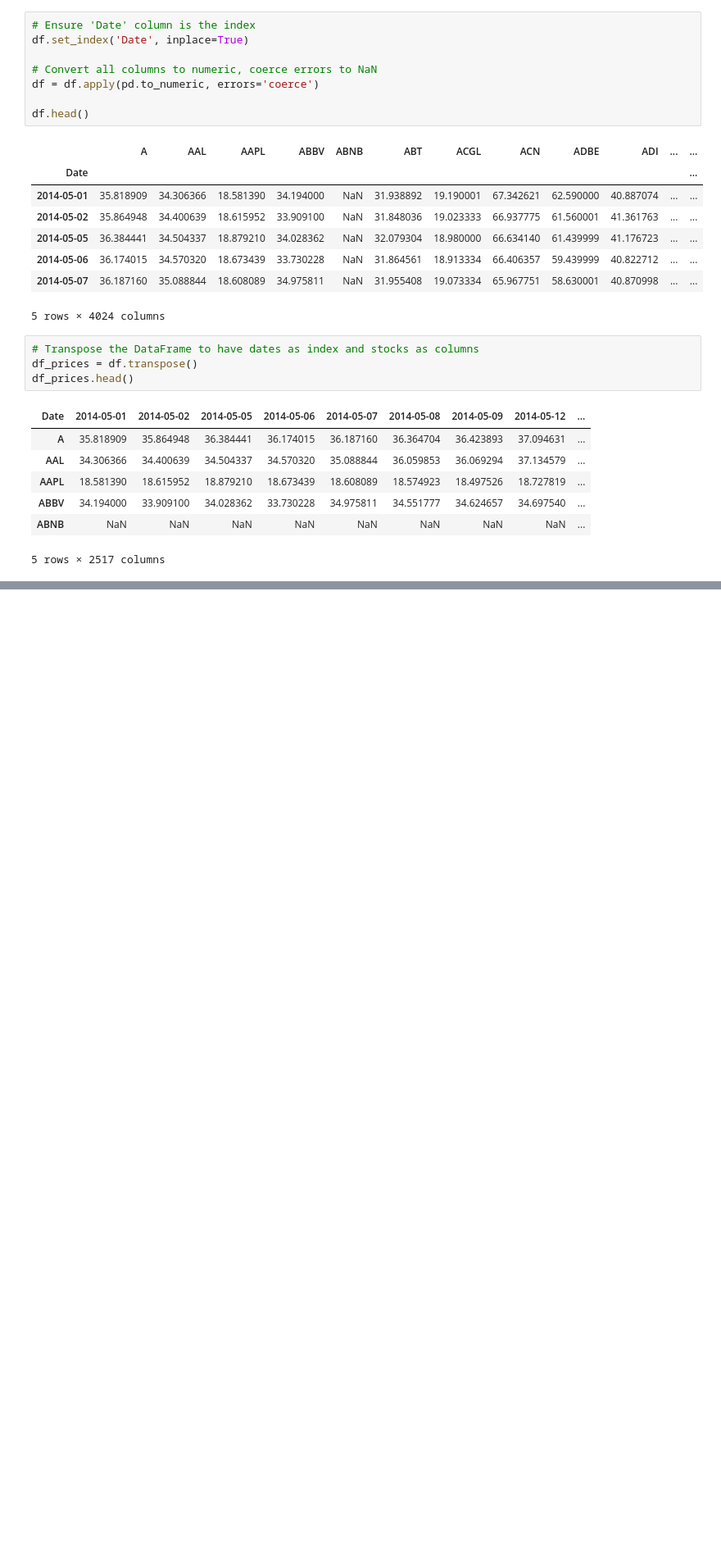
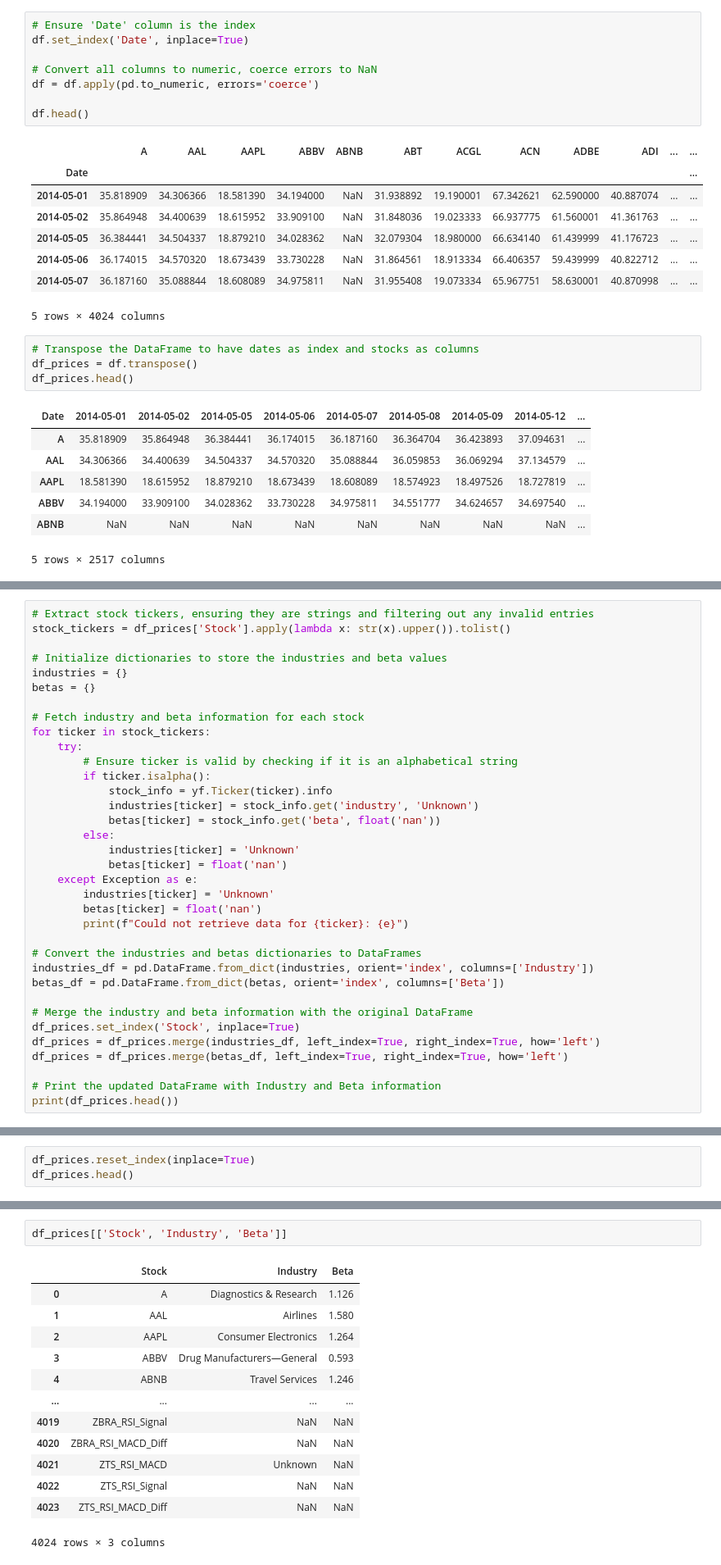
Before and after one commit to rsm-tiy020/Futuristic-Financial-Advisors-Repo, a Jupyter notebook: Analysis-beta-industry.ipynb, the cells around one changed output, grey strips where cells are left out. Shown: that part at 82% size. Saved outputs shown, nothing was run; the diff lists cells and outputs as text; blank space fills up the shorter version.

Commit message:
Added Beta values and saved to  snp_rsi_macd parquet file

```diff
--- a/Analysis-beta-industry.ipynb
+++ b/Analysis-beta-industry.ipynb
@@ -43,0 +81,35 @@ df_prices.head()
+# %%
+# Extract stock tickers, ensuring they are strings and filtering out any invalid entries
+stock_tickers = df_prices['Stock'].apply(lambda x: str(x).upper()).tolist()
+
+# Initialize dictionaries to store the industries and beta values
+industries = {}
+betas = {}
+
+# Fetch industry and beta information for each stock
+for ticker in stock_tickers:
+    try:
+        # Ensure ticker is valid by checking if it is an alphabetical string
+        if ticker.isalpha():
+            stock_info = yf.Ticker(ticker).info
+            industries[ticker] = stock_info.get('industry', 'Unknown')
+            betas[ticker] = stock_info.get('beta', float('nan'))
+        else:
+            industries[ticker] = 'Unknown'
+            betas[ticker] = float('nan')
+    except Exception as e:
+        industries[ticker] = 'Unknown'
+        betas[ticker] = float('nan')
+        print(f"Could not retrieve data for {ticker}: {e}")
+
+# Convert the industries and betas dictionaries to DataFrames
+industries_df = pd.DataFrame.from_dict(industries, orient='index', columns=['Industry'])
+betas_df = pd.DataFrame.from_dict(betas, orient='index', columns=['Beta'])
+
+# Merge the industry and beta information with the original DataFrame
+df_prices.set_index('Stock', inplace=True)
+df_prices = df_prices.merge(industries_df, left_index=True, right_index=True, how='left')
+df_prices = df_prices.merge(betas_df, left_index=True, right_index=True, how='left')
+
+# Print the updated DataFrame with Industry and Beta information
+print(df_prices.head())
@@ -43,0 +134,3 @@ df_prices.head()
+# %%
+df_prices.reset_index(inplace=True)
+df_prices.head()
@@ -43,0 +145,16 @@ df_prices.head()
+# %%
+df_prices[['Stock', 'Industry', 'Beta']]
+# %% [output]
+|  | Stock | Industry | Beta |
+| 0 | A | Diagnostics & Research | 1.126 |
+| 1 | AAL | Airlines | 1.580 |
+| 2 | AAPL | Consumer Electronics | 1.264 |
+| 3 | ABBV | Drug Manufacturers—General | 0.593 |
+| 4 | ABNB | Travel Services | 1.246 |
+| ... | ... | ... | ... |
+| 4019 | ZBRA_RSI_Signal | NaN | NaN |
+| 4020 | ZBRA_RSI_MACD_Diff | NaN | NaN |
+| 4021 | ZTS_RSI_MACD | Unknown | NaN |
+| 4022 | ZTS_RSI_Signal | NaN | NaN |
+| 4023 | ZTS_RSI_MACD_Diff | NaN | NaN |
+4024 rows × 3 columns
```
Also changed, not shown: parts of 6 cells of this notebook, 2 other files.
